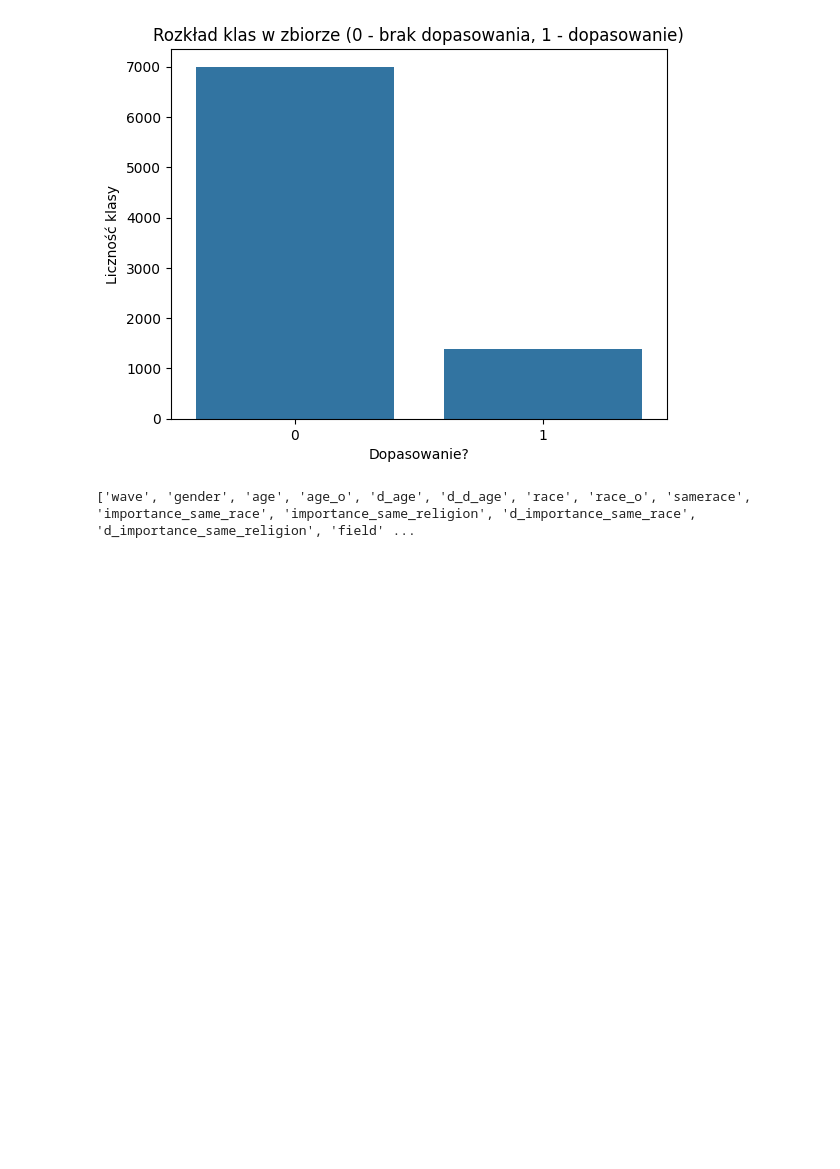
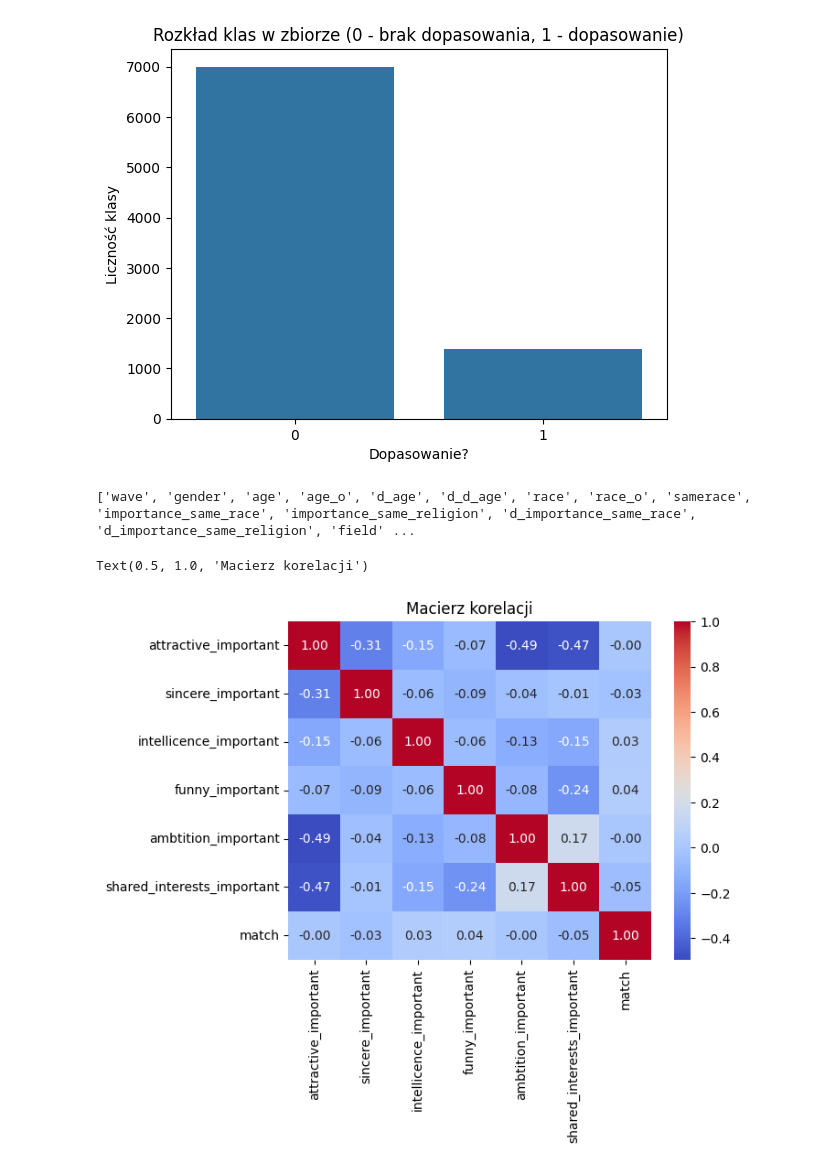
Before and after one commit to Zajecia-na-PWr-LR/lista6-MateuszOlech, a Jupyter notebook: Lista6.ipynb, the cells around one changed output. Cells and saved outputs as stored; diff of their text form; code cells hidden in the pictures; blank space fills up the shorter version.

```diff
--- a/Lista6.ipynb
+++ b/Lista6.ipynb
@@ -61,6 +70,8 @@ plt.ylabel("Liczność klasy")
 # %% [output]
 Text(0, 0.5, 'Liczność klasy')
 [figure]
+# %%
+df['gender'] = df['gender'].map({1: 'male', 0: 'female'})
 # %%
 # USUNIĘCIĘ WIEDZY "Z PRZYSZŁOŚCI"
 columns_to_drop = [
@@ -84,0 +94,9 @@ print(cols)
+# %%
+# MACIERZ KORELACJI
+cols_to_matrix = ['attractive_important', 'sincere_important', 'intellicence_important', 'funny_important', 'ambtition_important', 'shared_interests_important', 'match']
+corr_matrix = df[cols_to_matrix].corr(method='spearman')
+sns.heatmap(corr_matrix, annot=True, fmt=".2f", cmap="coolwarm")
+plt.title("Macierz korelacji")
+# %% [output]
+Text(0.5, 1.0, 'Macierz korelacji')
+[figure, added]
```
Also changed, not shown: parts of 15 cells of this notebook.
